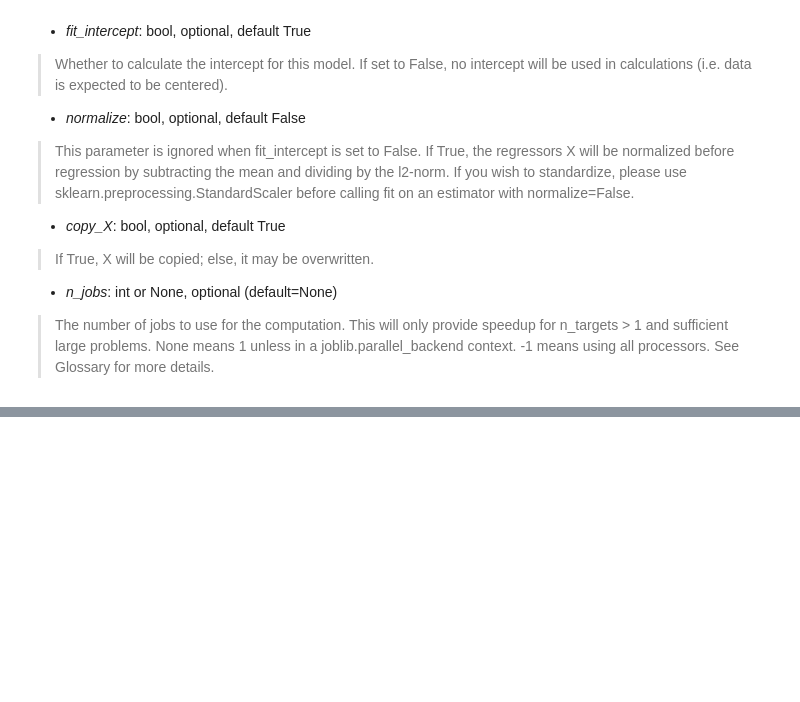
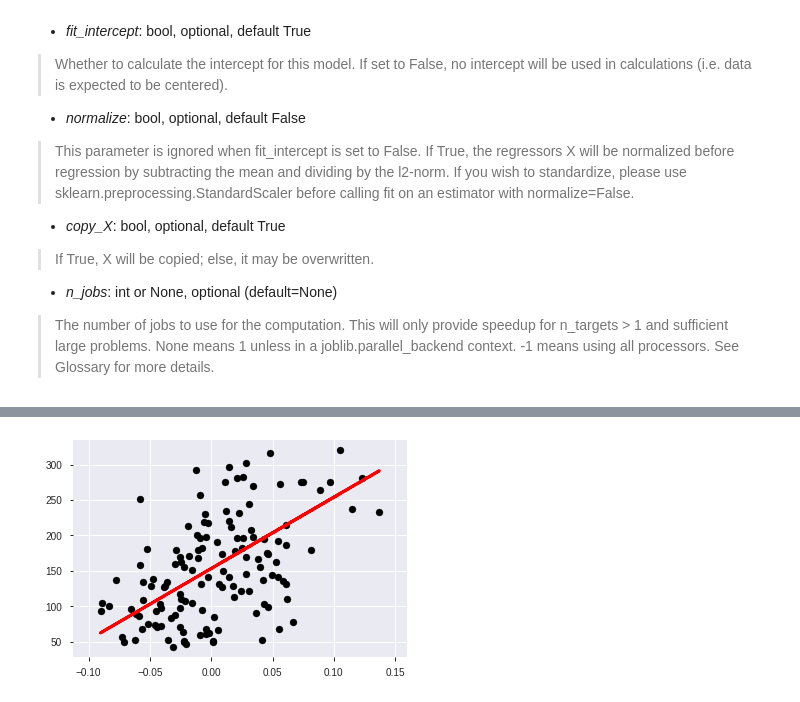
Before and after one commit to Ponter255/cuddly-chainsaw, a Jupyter notebook: Linear_Regression.ipynb, the cells around one changed output, grey strips where cells are left out. Saved outputs shown, nothing was run; the diff lists cells and outputs as text; code cells hidden in the pictures; blank space fills up the shorter version.

```diff
--- a/Linear_Regression.ipynb
+++ b/Linear_Regression.ipynb
@@ -196,10 +209,10 @@ Coefficient of determination: 0.431
 
 * *solver*{‘auto’, ‘svd’, ‘cholesky’, ‘lsqr’, ‘sparse_cg’, ‘sag’, ‘saga’}, default=’auto’
 # %%
-clf = Ridge(alpha=1.0, fit_intercept=True, normalize=False, copy_X=False, max_iter=None, tol=0.01, solver='cholesky', random_state=None)
+clf = Ridge(alpha=0, fit_intercept=True, normalize=False, copy_X=True, max_iter=None, tol=0.01, solver='sag', random_state=None)
 clf.fit(data_train, target_train)
 diabetes_prediction = clf.predict(data_test)
 
 # The coefficient of determination: 1 is perfect prediction
-print('Coefficient of determination: %.2f'% r2_score(target_test, diabetes_prediction))
+print('Coefficient of determination: %.3f'% r2_score(target_test, diabetes_prediction))
 # %% [output]
@@ -218,5 +219,0 @@ GRID of Linear Regression
-# %%
-clf = RidgeCV(alphas=[1e-3, 1e-2, 1e-1, 1]).fit(diabetes_data, diabetes_target)
-clf.fit(data_train, target_train)
-diabetes_prediction = clf.predict(data_test)
-print('Coefficient of determination: %.3f'% r2_score(target_test, diabetes_prediction))
@@ -224,0 +230,9 @@ Coefficient of determination: 0.431
+# %%
+%matplotlib inline
+plt.scatter(data_test, target_test,  color='black')
+#plt.scatter(data_train, target_train,  color='grey')
+plt.plot(data_test, diabetes_prediction, color='red', linewidth=3)
+
+plt.show()
+# %% [output]
+[figure, added]
```
Also changed, not shown: parts of 14 cells of this notebook.
